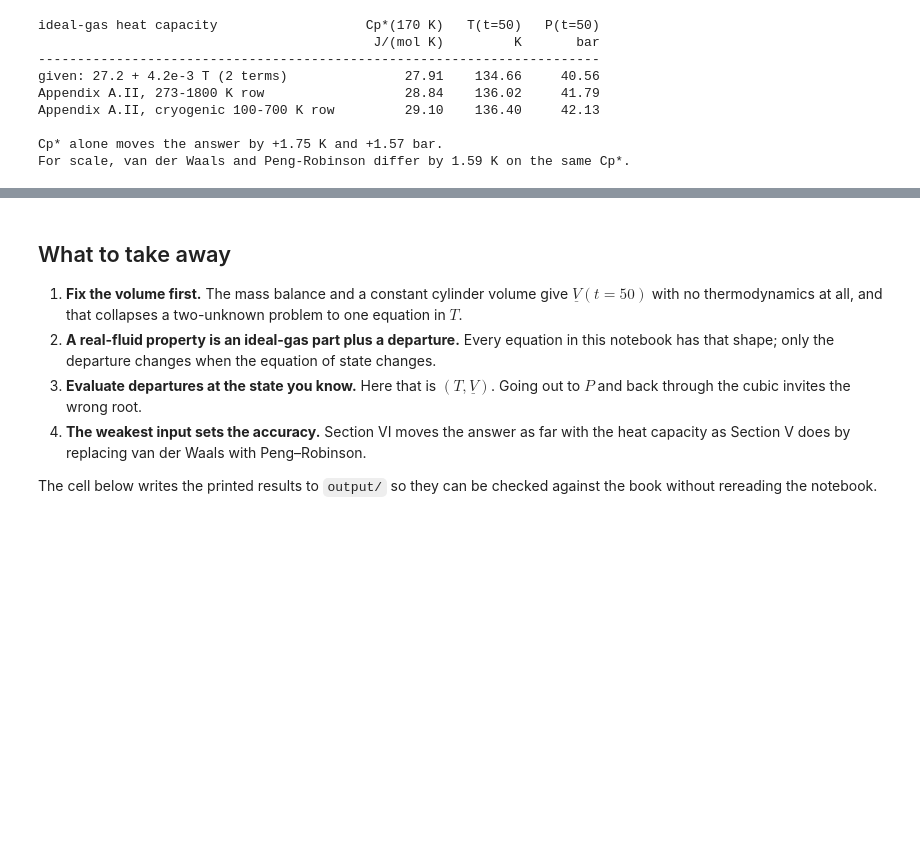
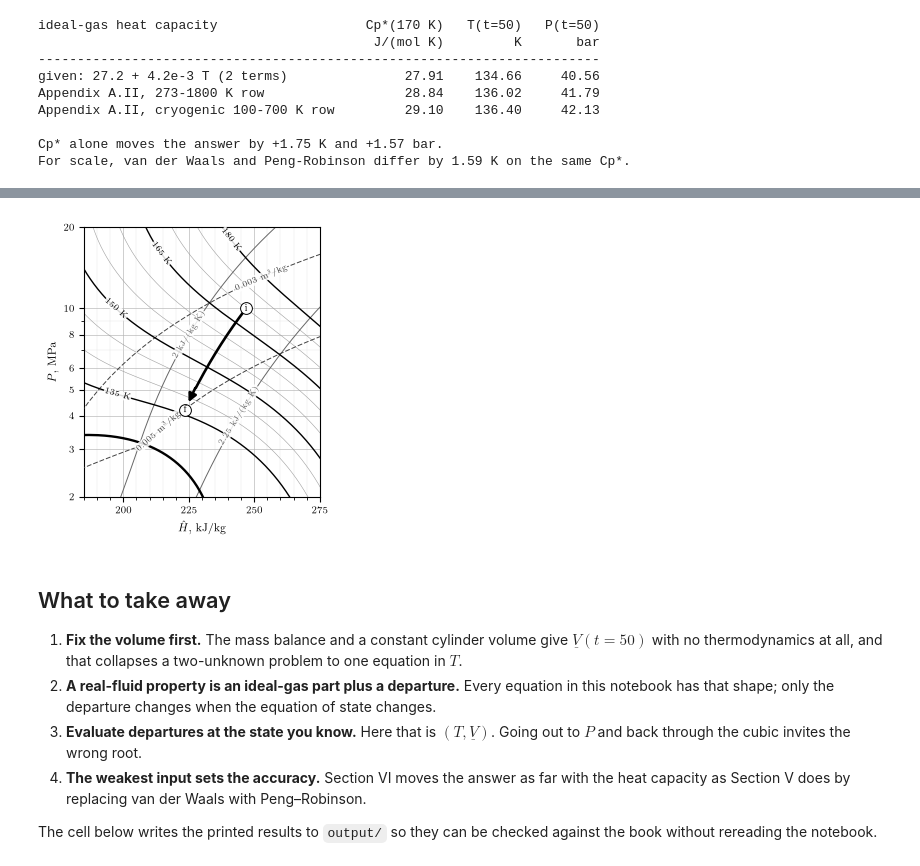
Before and after one commit to emfurst/cbet6e, a Jupyter notebook: code/ch6/PR_discharge_N2_example.ipynb, the cells around one changed output, grey strips where cells are left out. Saved outputs shown, nothing was run; the diff lists cells and outputs as text; code cells hidden in the pictures; blank space fills up the shorter version.

```diff
--- a/code/ch6/PR_discharge_N2_example.ipynb
+++ b/code/ch6/PR_discharge_N2_example.ipynb
@@ -479,3 +532,77 @@ For scale, van der Waals and Peng-Robinson differ by 1.59 K on the same Cp*.
+# %%
+# ART SLOT c06uf002. Trim matches the footprint the 5e original occupies on book
+# p. 248 -- 3.1 x 3.4 in -- so it drops into the same hole.
+INSET = dict(
+    H_lim=(185, 275), P_lim=(2, 20), H_grid=25, H_minors=5,
+    isotherms=(135, 150, 165, 180),
+    isotherms_minor=(140, 145, 155, 160, 170, 175),
+    isentropes=(2.0, 2.25), volumes=(0.003, 0.005),
+    # Label heights come from where the curves actually are, not from the eye: with
+    # units attached each label is three times longer than a bare number, and the
+    # top-right corner will not hold three of them.
+    T_label_P={135: 4.8, 150: 10, 165: 16, 180: 18},
+    S_label_P={2.0: 8, 2.25: 4},
+    V_label_P={0.003: 13, 0.005: 3.5},
+    label_fmt={"T": "{:g} K", "S": "{:g} kJ/(kg K)", "V": "{:g} m$^3$/kg"},
+    mark_critical=False)
+
+MARKER_MS = 8.5                                  # points, the i and f circles
+H_i = n2_chart.H(170.0, 100e5, "vapor")
+H_f = n2_chart.H(T2c, P2c, "vapor")
+
+fig, ax = plt.subplots(figsize=(3.1, 3.4))
+ph_chart(ax, n2_chart, **INSET)
+
+Hs, Ps = isentrope(n2_chart, S1c, INSET["P_lim"], n=600)
+seg = (Ps <= 10.0 + 1e-9) & (Ps >= P2c/1e6 - 1e-9)
+hs, ps = Hs[seg], Ps[seg]
+o = np.argsort(-ps)                              # i first, f last
+hs, ps = hs[o], ps[o]
+
+
+def _back_off(xy_end, xy_prev, points):
+    """xy_end pulled `points` back toward xy_prev, measured on the page.
+
+    arrowprops' own shrinkB is not reliable on a logarithmic axis -- the gap it
+    leaves is not the gap asked for. Converting to display coordinates and back is
+    exact, and it is what keeps the arrowhead off the rim of the marker rather than
+    on top of it.
+    """
+    (x1, y1), (x0, y0) = (ax.transData.transform(xy_end),
+                          ax.transData.transform(xy_prev))
+    dx, dy = x1 - x0, y1 - y0
+    n = np.hypot(dx, dy) or 1.0
+    px = points*fig.dpi/72.0
+    return ax.transData.inverted().transform((x1 - dx/n*px, y1 - dy/n*px))
+
+
+# Both ends of the head come off the SAME tangent at f. Taking the tail from the
+# point list instead does not work: the isentrope is ~225 points over this stretch,
+# so hs[-8] lands nearer f than the backed-off tip does and the arrow comes out
+# reversed and headless.
+def _tangent(points):
+    return _back_off((hs[-1], ps[-1]), (hs[-2], ps[-2]), points)
+
+
+tip, tail = _tangent(MARKER_MS/2 + 1.5), _tangent(MARKER_MS/2 + 12.5)
+keep = ps > tail[1]                              # curve stops where the head starts
+ax.plot(np.append(hs[keep], tail[0]), np.append(ps[keep], tail[1]),
+        "-", color="k", lw=1.9, zorder=7, solid_capstyle="round")
+ax.annotate("", xy=tip, xytext=tail, zorder=7,
+            arrowprops=dict(arrowstyle="-|>", color="k", lw=1.9,
+                            mutation_scale=12, shrinkA=0, shrinkB=0))
+for H, P, lab in ((H_i, 10.0, "i"), (H_f, P2c/1e6, "f")):
+    ax.plot([H], [P], "o", mfc="white", mec="k", mew=0.7, ms=MARKER_MS, zorder=8)
+    ax.text(H, P, lab, fontsize=7, ha="center", va="center", zorder=9, style="italic")
+
+ax.set_xlabel(r"$\hat H$, kJ/kg", fontsize=8)
+ax.set_ylabel(r"$P$, MPa", fontsize=8)
+fig.tight_layout()
+os.makedirs("pdf", exist_ok=True)
+fig.savefig("pdf/c06uf002.pdf")                  # the printed inset
+plt.show()
+# %% [output]
+[figure, added]
 # %% [markdown]
 ## What to take away
 
```
Also changed, not shown: parts of 2 cells of this notebook, 14 other files.
